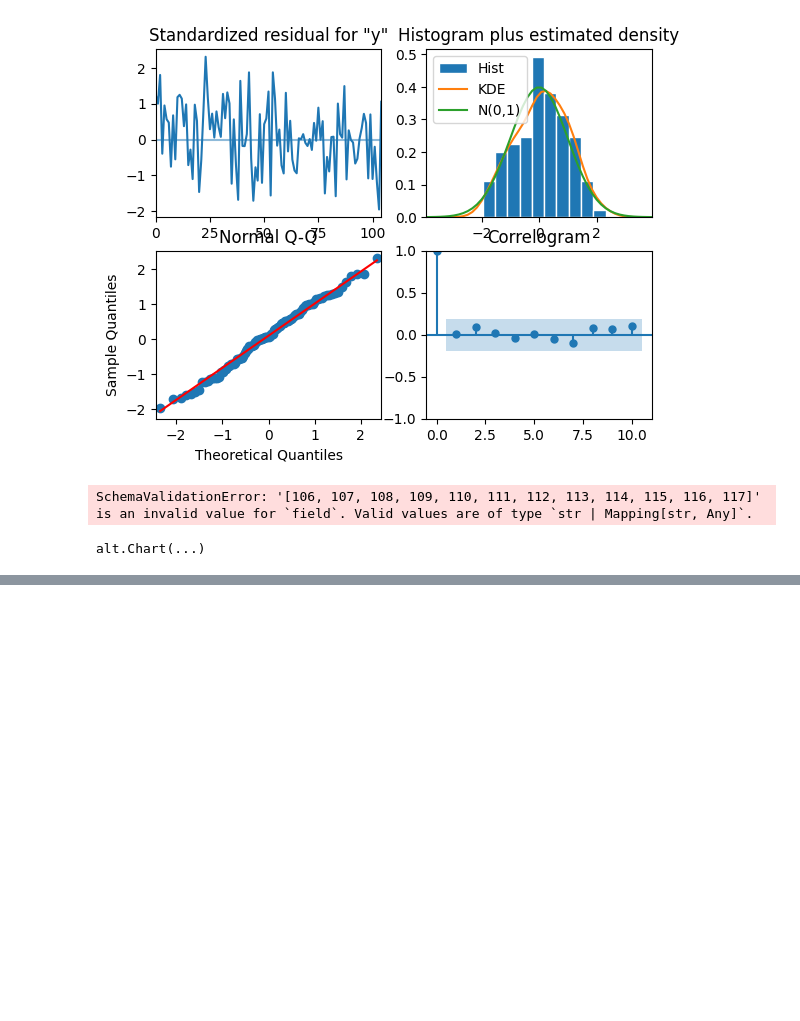
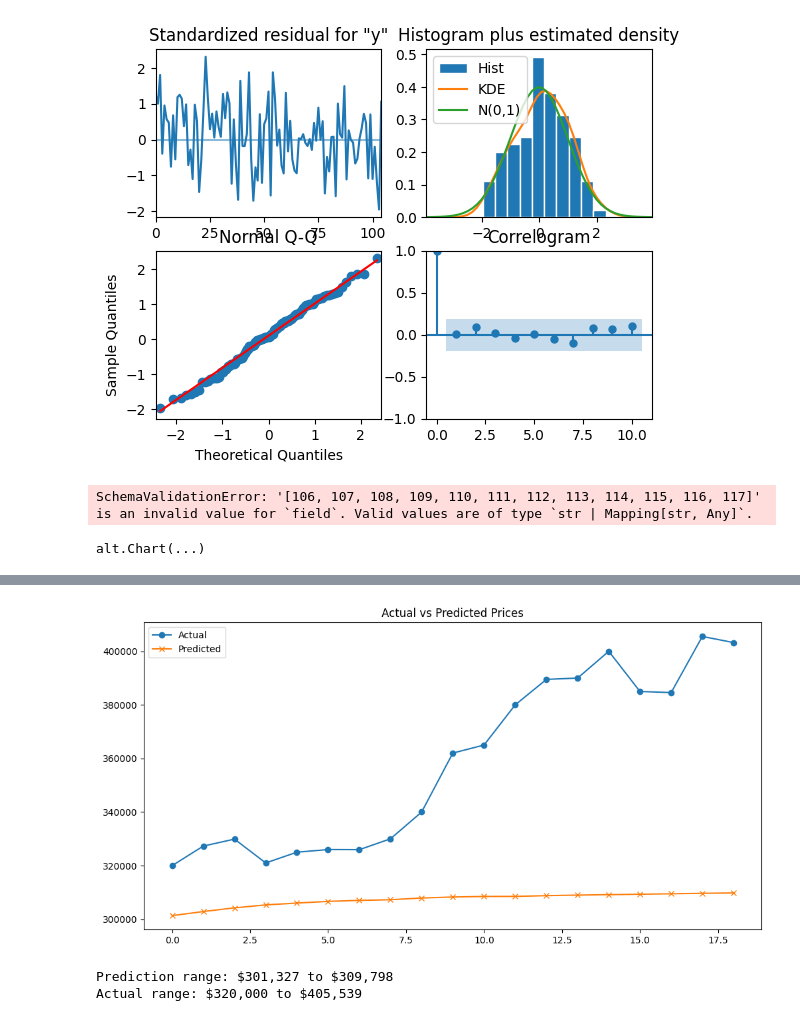
Before and after one commit to dganesh05/Real-Estate-Market-Timing-Investment-Risk-Stratification, a Jupyter notebook: notebooks/time_series.ipynb, the cells around one changed output, grey strips where cells are left out. Cells and saved outputs as stored; diff of their text form; code cells hidden in the pictures; blank space fills up the shorter version.

```diff
--- a/notebooks/time_series.ipynb
+++ b/notebooks/time_series.ipynb
@@ -380,0 +1616,16 @@ alt.Chart(...)
+# %%
+# Plot actual vs predicted
+plt.figure(figsize=(12, 6))
+plt.plot(y_test_actual, label='Actual', marker='o')
+plt.plot(y_pred, label='Predicted', marker='x')
+plt.legend()
+plt.title('Actual vs Predicted Prices')
+plt.show()
+
+# Check if predictions are constant or way off
+print(f"Prediction range: ${y_pred.min():,.0f} to ${y_pred.max():,.0f}")
+print(f"Actual range: ${y_test_actual.min():,.0f} to ${y_test_actual.max():,.0f}")
+# %% [output]
+[figure, added]
+Prediction range: $301,327 to $309,798
+Actual range: $320,000 to $405,539
```
Also changed, not shown: parts of 49 cells of this notebook, 2 other files.
